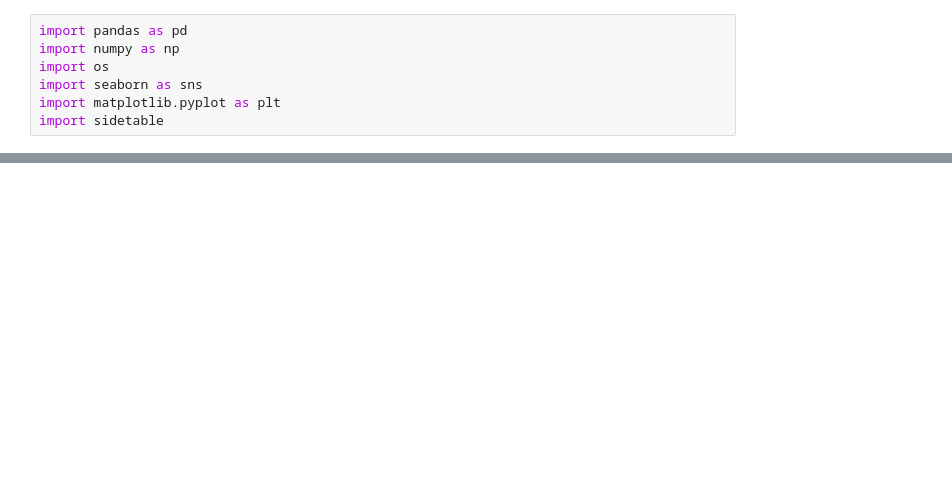
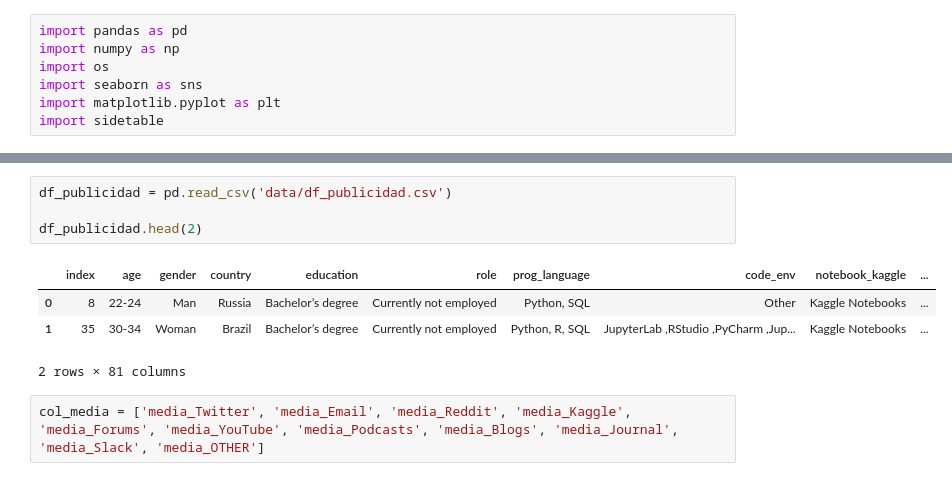
Before and after one commit to anane3373/promoE-modulo2-proyecto-equipo2-NataliaAnaIAnaGAnaS, a Jupyter notebook: 5. visualizaciones.ipynb, the cells around one changed output, grey strips where cells are left out. Saved outputs shown, nothing was run; the diff lists cells and outputs as text; blank space fills up the shorter version.

```diff
--- a/5. visualizaciones.ipynb
+++ b/5. visualizaciones.ipynb
@@ -54,0 +51,11 @@ SyntaxError: invalid syntax (2459855753.py, line 12)
+# %%
+df_publicidad = pd.read_csv('data/df_publicidad.csv')
+
+df_publicidad.head(2)
+# %% [output]
+|  | index | age | gender | country | education | role | prog_language | code_env | notebook_kaggle | ... |
+| 0 | 8 | 22-24 | Man | Russia | Bachelor’s degree | Currently not employed | Python, SQL | Other | Kaggle Notebooks | ... |
+| 1 | 35 | 30-34 | Woman | Brazil | Bachelor’s degree | Currently not employed | Python, R, SQL | JupyterLab ,RStudio ,PyCharm ,Jup... | Kaggle Notebooks | ... |
+2 rows × 81 columns
+# %%
+col_media = ['media_Twitter', 'media_Email', 'media_Reddit', 'media_Kaggle', 'media_Forums', 'media_YouTube', 'media_Podcasts', 'media_Blogs', 'media_Journal', 'media_Slack', 'media_OTHER']
```
Also changed, not shown: parts of 14 cells of this notebook, 4 other files.
